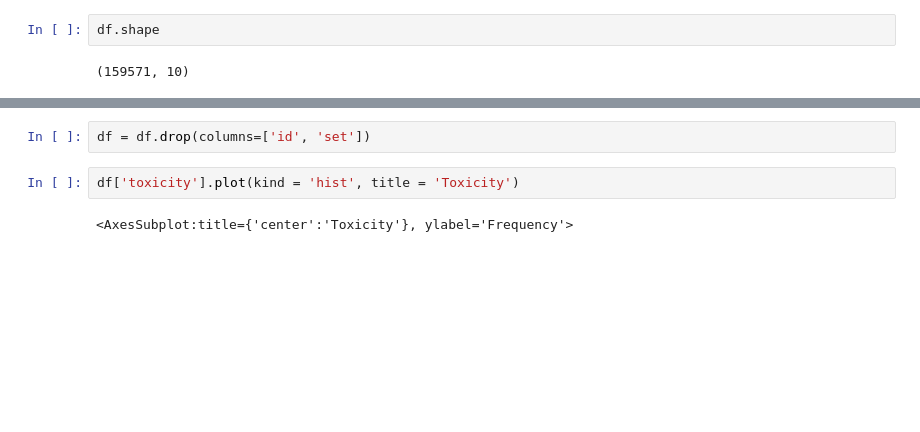
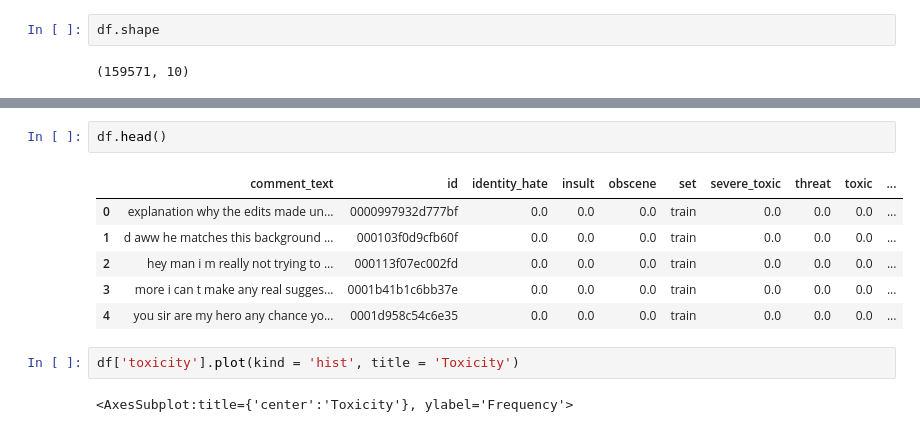
Before and after one commit to mathluva/Bert-Toxic-Comments, a Jupyter notebook: Toxic_Comments.ipynb, the cells around one changed output, grey strips where cells are left out. Saved outputs shown, nothing was run; the diff lists cells and outputs as text; blank space fills up the shorter version.

```diff
--- a/Toxic_Comments.ipynb
+++ b/Toxic_Comments.ipynb
@@ -90,5 +80,12 @@ df.tail(5)
-# %%
-df = df.drop(columns=['id', 'set'])
+# %%
+df.head()
+# %% [output]
+|  | comment_text | id | identity_hate | insult | obscene | set | severe_toxic | threat | toxic | ... |
+| 0 | explanation why the edits made un... | 0000997932d777bf | 0.0 | 0.0 | 0.0 | train | 0.0 | 0.0 | 0.0 | ... |
+| 1 | d aww he matches this background ... | 000103f0d9cfb60f | 0.0 | 0.0 | 0.0 | train | 0.0 | 0.0 | 0.0 | ... |
+| 2 | hey man i m really not trying to ... | 000113f07ec002fd | 0.0 | 0.0 | 0.0 | train | 0.0 | 0.0 | 0.0 | ... |
+| 3 | more i can t make any real sugges... | 0001b41b1c6bb37e | 0.0 | 0.0 | 0.0 | train | 0.0 | 0.0 | 0.0 | ... |
+| 4 | you sir are my hero any chance yo... | 0001d958c54c6e35 | 0.0 | 0.0 | 0.0 | train | 0.0 | 0.0 | 0.0 | ... |
 # %%
 df['toxicity'].plot(kind = 'hist', title = 'Toxicity')
 # %% [output]
```
Also changed, not shown: parts of 29 cells of this notebook.
